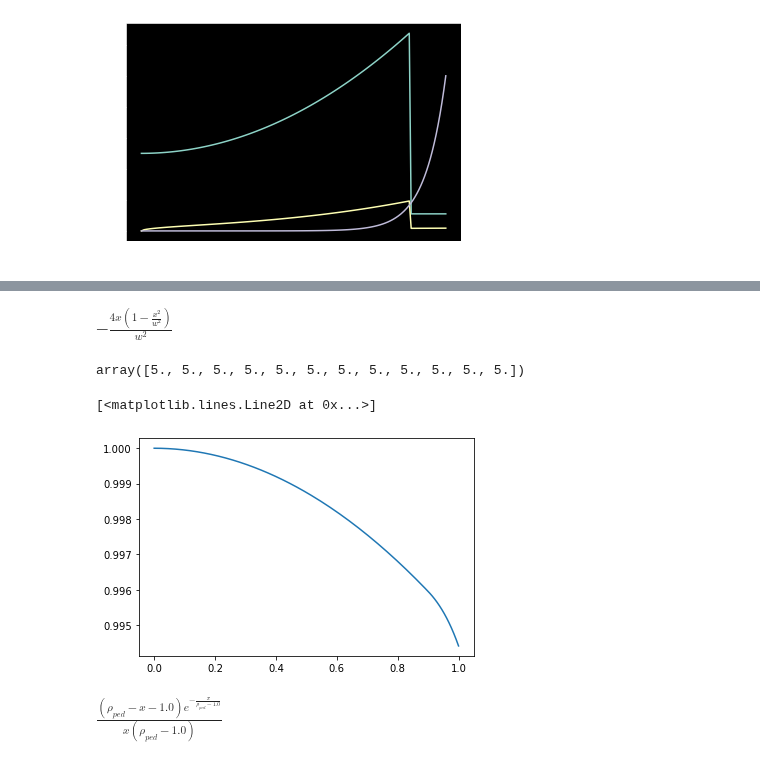
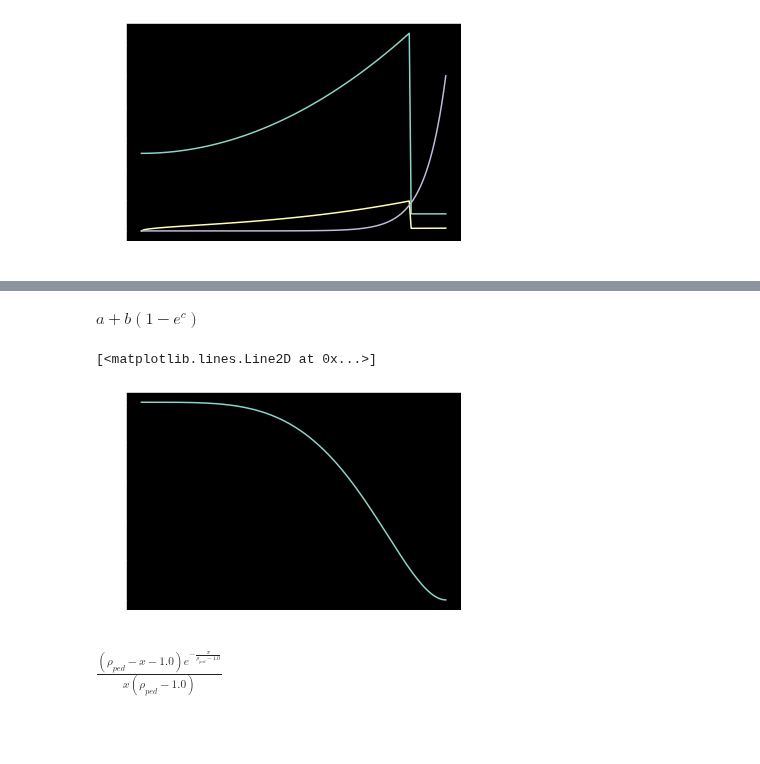
Before and after one commit to fusion-yun/fytok_old, a Jupyter notebook: examples/Transport.ipynb, the cells around one changed output, grey strips where cells are left out. Cells and saved outputs as stored; diff of their text form; code cells hidden in the pictures; blank space fills up the shorter version.

```diff
--- a/examples/Transport.ipynb
+++ b/examples/Transport.ipynb
@@ -119,10 +120,11 @@ plt.plot(phi,S(phi))
+# %%
+(n_ped).subs(x,1)
+# %% [output]
+$\displaystyle a + b \left(1 - e^{c}\right)$
 # %%
-x,w,rho_ped=symbols("x w rho_ped ")
+
+
 # ns=nc + dnc*(1-rho_ped)*(1  - exp((x-rho_ped)/(1 -rho_ped)))
-def n_core(x):return (1-(x/w)**2)**2
-def dn_core(x):return diff(n_core(x),x)
-def n_ped(x):return n_core(rho_ped) - (1.0-rho_ped) *  dn_core(rho_ped) * (1.0 -  exp((x-rho_ped)/(1.0-rho_ped)))
-
-diff(n_core(x),x)
+def n_core(x):return (1-x**4)**2
+def dn_core(x):return -4*x*(1-x**2)
+def n_ped(x):return ((1 -rho_ped**2)**2)*np.exp(-4*rho_ped*(x-rho_ped)/(1 -rho_ped**2))
-# %% [output]
-$\displaystyle - \frac{4 x \left(1 - \frac{x^{2}}{w^{2}}\right)}{w^{2}}$
@@ -134,15 +131,10 @@ d1.fill(5)
-# %%
-d1
-# %% [output]
-array([5., 5., 5., 5., 5., 5., 5., 5., 5., 5., 5., 5.])
 # %%
-w=20
-rho_ped=0.9
-x=np.linspace(0,1,129)
-plt.plot(x,n_core(x)*(x<rho_ped)+n_ped(x)*(x>=rho_ped) )
+rho_ped=0.88
+x=np.linspace(0,1.0,128)
+plt.plot(x,(1-x**4)**2)
 # %% [output]
 [<matplotlib.lines.Line2D at 0x...>]
-[figure, old version]
+[figure, new version]
 # %%
  simplify(diff(exp(x/(1.0-rho_ped))*x ,x)/x )
 # %% [output]
```
Also changed, not shown: parts of 11 cells of this notebook, 10 other files.
